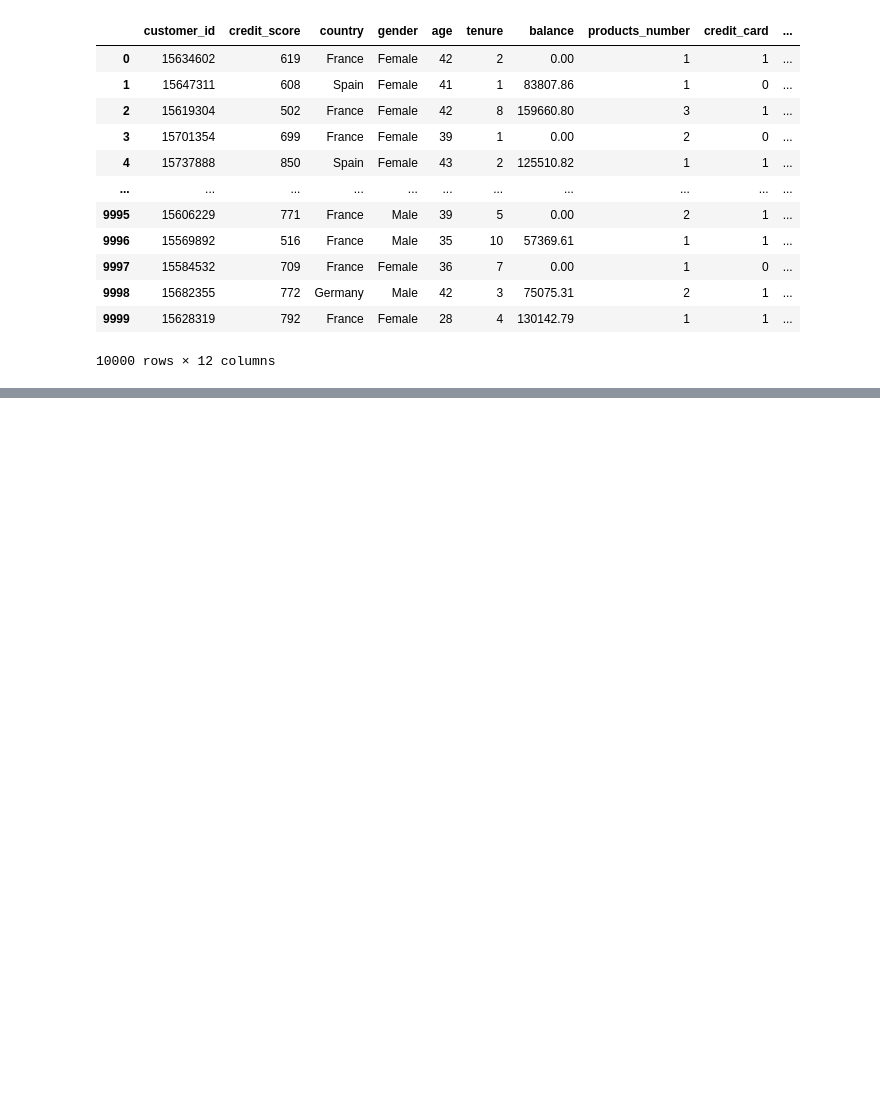
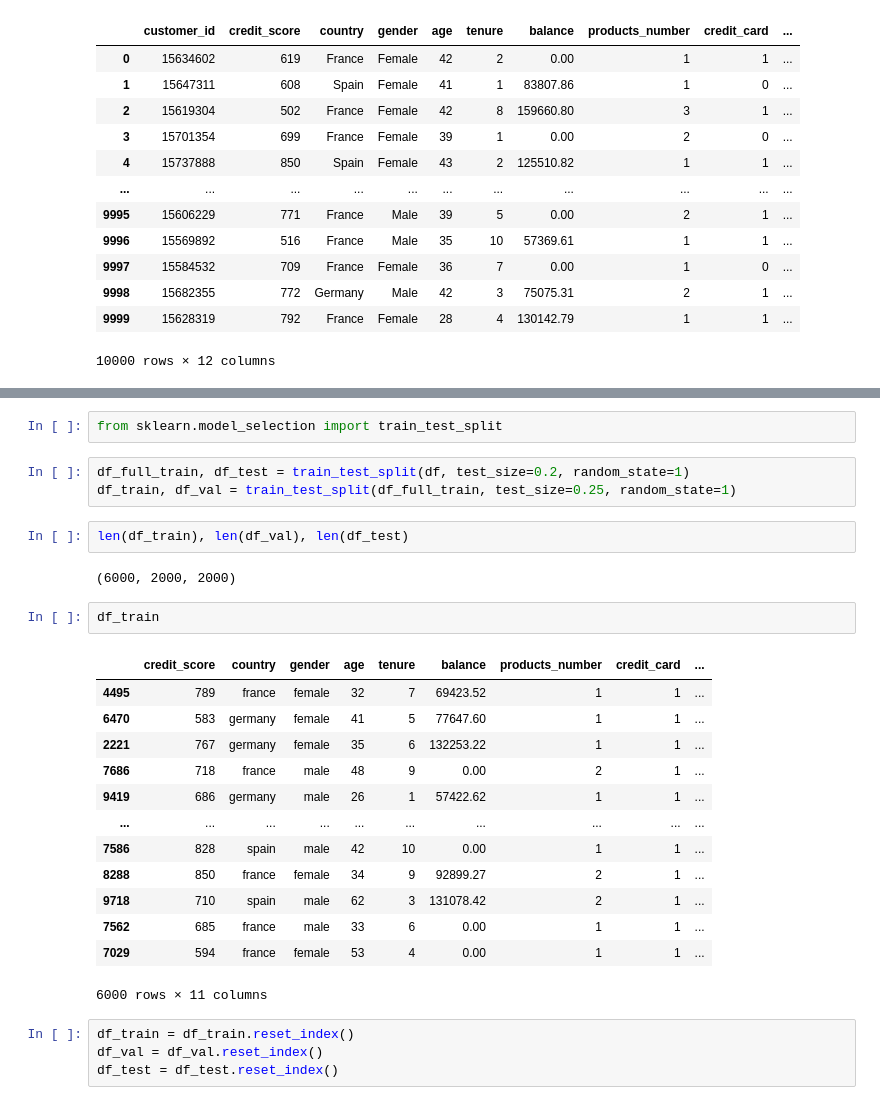
Before and after one commit to ElCabris/machine-learning-solutions, a Jupyter notebook: Bank-Customer-Churn-Dataset/solution.ipynb, the cells around one changed output, grey strips where cells are left out. Saved outputs shown, nothing was run; the diff lists cells and outputs as text; blank space fills up the shorter version.

```diff
--- a/Bank-Customer-Churn-Dataset/solution.ipynb
+++ b/Bank-Customer-Churn-Dataset/solution.ipynb
@@ -20,0 +62,29 @@ df
+# %%
+from sklearn.model_selection import train_test_split
+# %%
+df_full_train, df_test = train_test_split(df, test_size=0.2, random_state=1)
+df_train, df_val = train_test_split(df_full_train, test_size=0.25, random_state=1)
+# %%
+len(df_train), len(df_val), len(df_test)
+# %% [output]
+(6000, 2000, 2000)
+# %%
+df_train
+# %% [output]
+|  | credit_score | country | gender | age | tenure | balance | products_number | credit_card | ... |
+| 4495 | 789 | france | female | 32 | 7 | 69423.52 | 1 | 1 | ... |
+| 6470 | 583 | germany | female | 41 | 5 | 77647.60 | 1 | 1 | ... |
+| 2221 | 767 | germany | female | 35 | 6 | 132253.22 | 1 | 1 | ... |
+| 7686 | 718 | france | male | 48 | 9 | 0.00 | 2 | 1 | ... |
+| 9419 | 686 | germany | male | 26 | 1 | 57422.62 | 1 | 1 | ... |
+| ... | ... | ... | ... | ... | ... | ... | ... | ... | ... |
+| 7586 | 828 | spain | male | 42 | 10 | 0.00 | 1 | 1 | ... |
+| 8288 | 850 | france | female | 34 | 9 | 92899.27 | 2 | 1 | ... |
+| 9718 | 710 | spain | male | 62 | 3 | 131078.42 | 2 | 1 | ... |
+| 7562 | 685 | france | male | 33 | 6 | 0.00 | 1 | 1 | ... |
+| 7029 | 594 | france | female | 53 | 4 | 0.00 | 1 | 1 | ... |
+6000 rows × 11 columns
+# %%
+df_train = df_train.reset_index()
+df_val = df_val.reset_index()
+df_test = df_test.reset_index()
```
Also changed, not shown: parts of 23 cells of this notebook.
